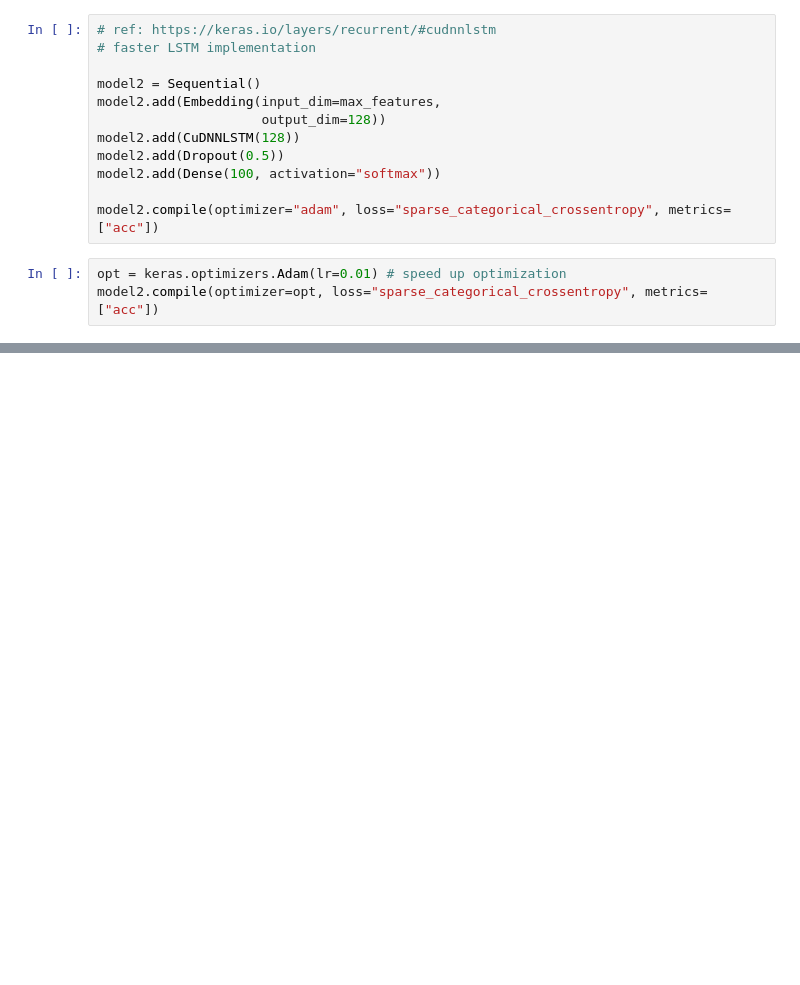
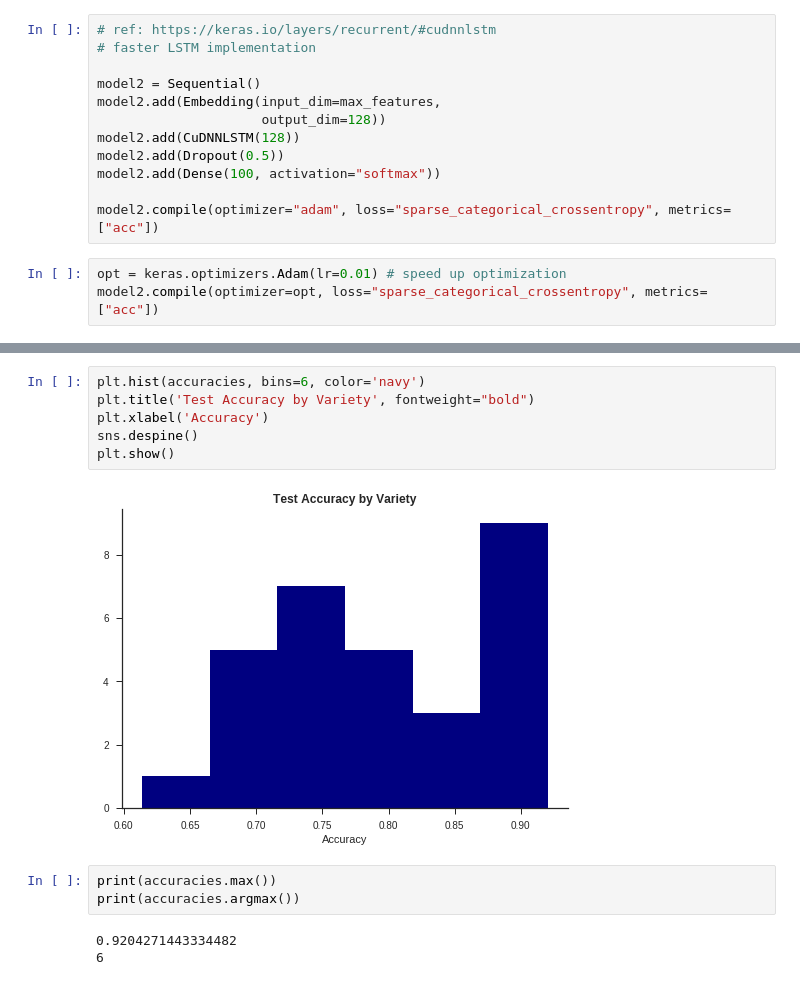
Before and after one commit to kgedney/anly580-wine-project, a Jupyter notebook: create_multiclass_models.ipynb, the cells around one changed output, grey strips where cells are left out. Saved outputs shown, nothing was run; the diff lists cells and outputs as text; blank space fills up the shorter version.

```diff
--- a/create_multiclass_models.ipynb
+++ b/create_multiclass_models.ipynb
@@ -224,0 +362,14 @@ InvalidArgumentError: No OpKernel was registered to support Op 'CudnnRNN' with t
+# %%
+plt.hist(accuracies, bins=6, color='navy')
+plt.title('Test Accuracy by Variety', fontweight="bold")
+plt.xlabel('Accuracy')
+sns.despine()
+plt.show()
+# %% [output]
+[figure, added]
+# %%
+print(accuracies.max())
+print(accuracies.argmax())
+# %% [output]
+0.9204271443334482
+6
```
Also changed, not shown: parts of 23 cells of this notebook.
